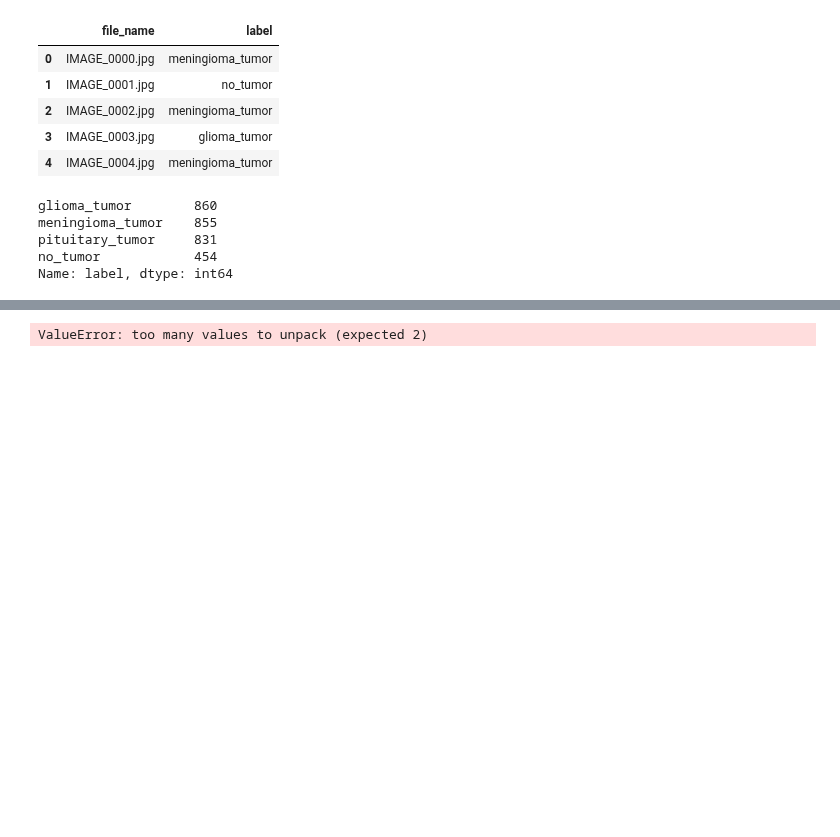
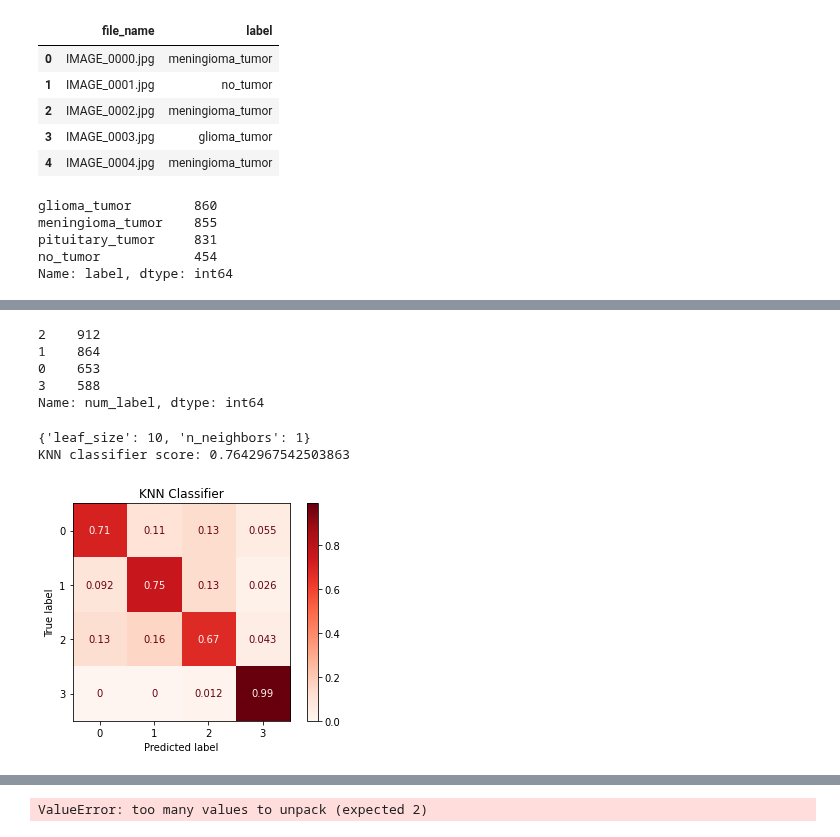
Before and after one commit to tanpinray/AMLS_22-21_SN18100138, a Jupyter notebook: Task_B.ipynb, the cells around one changed output, grey strips where cells are left out. Drawn from its saved outputs; the diff is of its cells as text; code cells hidden in the pictures; blank space fills up the shorter version.

```diff
--- a/Task_B.ipynb
+++ b/Task_B.ipynb
@@ -297,3 +320,58 @@ KNN classifier score: 0.8511111111111112
+# %%
+pd.Series(y_train).value_counts()
+# %% [output]
+2    912
+1    864
+0    653
+3    588
+Name: num_label, dtype: int64
+# %%
+def KNNClassifierCV(X_train, y_train, X_test):
+    '''
+    Inputs
+        X_train: Training dataset;
+        y_train: Training labels;
+        X_test: Testing dataset;
+        k: Number of nearest neighbours to use.
+
+    Return
+        Y_pred: Predicted labels from X_test using K-Nearest Neighbour.
+    '''
+
+    #Create KNN object with a K coefficient
+    parameters = {'n_neighbors':[1, 2, 3, 4, 5], 'leaf_size':[10, 30, 50]}
+    neigh = KNeighborsClassifier()
+    clf = GridSearchCV(neigh, parameters, scoring='accuracy')
+    clf.fit(X_train, y_train) # Fit KNN model
+    print(clf.best_params_)
+    Y_pred = clf.predict(X_test)
+
+
+    disp = metrics.ConfusionMatrixDisplay.from_estimator(
+        clf,
+        X_test,
+        y_test,
+        cmap=plt.cm.Reds,
+        normalize='true'
+    )
+    disp.ax_.set_title('KNN Classifier')
+
+    return Y_pred, disp
+
+# clf = svm.SVC()
+# clf.fit(X_train, y_train)
+# Y_pred = clf.predict(X_test)
+# throws error: setting an array element with a sequence
+# when getting X from dataframe, the resulting array is dtype object,
+# but when getting X directly from hog_features, resulting array is dtype float??
+
+Y_pred_KNN, disp_KNN = KNNClassifierCV(X_train, y_train, X_test)
+score_KNN = metrics.accuracy_score(y_test, Y_pred_KNN)
+print('KNN classifier score:', score_KNN)
+# %% [output]
+{'leaf_size': 10, 'n_neighbors': 1}
+KNN classifier score: 0.7642967542503863
+[figure, added]
 # %%
 def RFClassifier(X_train, y_train, X_test, k):
     '''
```
Also changed, not shown: parts of 16 cells of this notebook.
